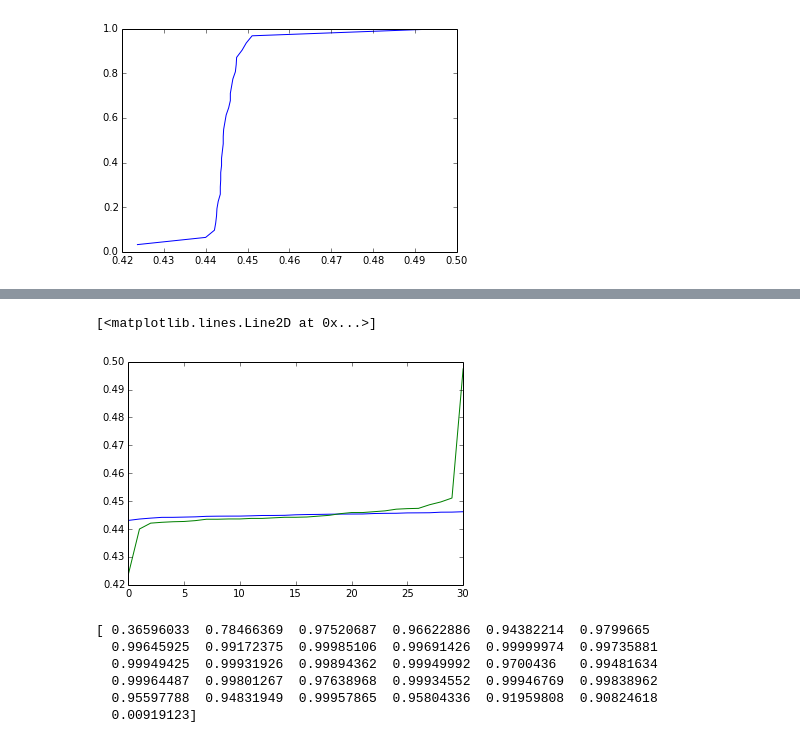
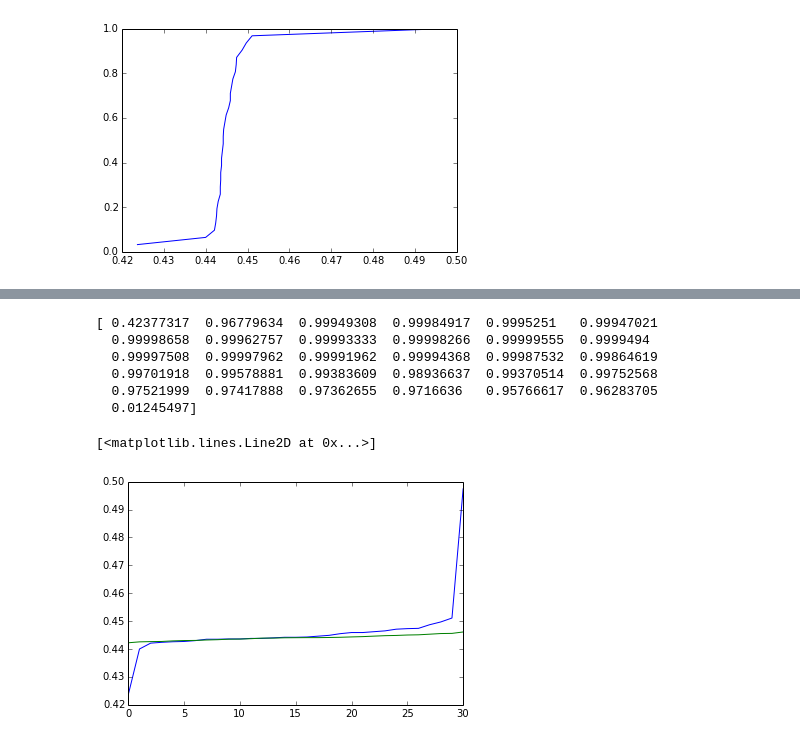
Before and after one commit to forero/GroupOutliers, a Jupyter notebook: src/Outliers.ipynb, the cells around one changed output, grey strips where cells are left out. Saved outputs shown, nothing was run; the diff lists cells and outputs as text; code cells hidden in the pictures.

```diff
--- a/src/Outliers.ipynb
+++ b/src/Outliers.ipynb
@@ -97,23 +95,23 @@ a= hist2d(s_walk_A[50000:]/init_sigma, c_walk_A[50000:]/init_center, bins=30)
-# %%
-plot(sort(fake_data))
-plot(z_data)
-# %% [output]
-[<matplotlib.lines.Line2D at 0x...>]
-[figure, removed]
 # %%
-obs_data = sort(z_data)
 n_points = size(z_data)
-fake_data = random.normal(loc=init_center*1.11,scale=init_sigma*1.3, size=n_points)
+fake_data = random.normal(loc=init_center*1.11,scale=init_sigma*0.85, size=n_points)
+fake_data = sort(fake_data)
 chi_squared =(((fake_data - z_data)**2)/(2.0*sigma_z_data))
 likelihood = exp(-chi_squared)
 print likelihood
 # %% [output]
-[ 0.36596033  0.78466369  0.97520687  0.96622886  0.94382214  0.9799665
-  0.99645925  0.99172375  0.99985106  0.99691426  0.99999974  0.99735881
-  0.99949425  0.99931926  0.99894362  0.99949992  0.9700436   0.99481634
-  0.99964487  0.99801267  0.97638968  0.99934552  0.99946769  0.99838962
-  0.95597788  0.94831949  0.99957865  0.95804336  0.91959808  0.90824618
-  0.00919123]
+[ 0.42377317  0.96779634  0.99949308  0.99984917  0.9995251   0.99947021
+  0.99998658  0.99962757  0.99993333  0.99998266  0.99999555  0.9999494
+  0.99997508  0.99997962  0.99991962  0.99994368  0.99987532  0.99864619
+  0.99701918  0.99578881  0.99383609  0.98936637  0.99370514  0.99752568
+  0.97521999  0.97417888  0.97362655  0.9716636   0.95766617  0.96283705
+  0.01245497]
+# %%
+plot(z_data)
+plot(fake_data)
+# %% [output]
+[<matplotlib.lines.Line2D at 0x...>]
+[figure, added]
 # %%
 new_z_data = z_data[where(likelihood>0.9)]
 new_sigma_z_data = sigma_z_data[where(likelihood>0.9)]
```
Also changed, not shown: parts of 14 cells of this notebook.
